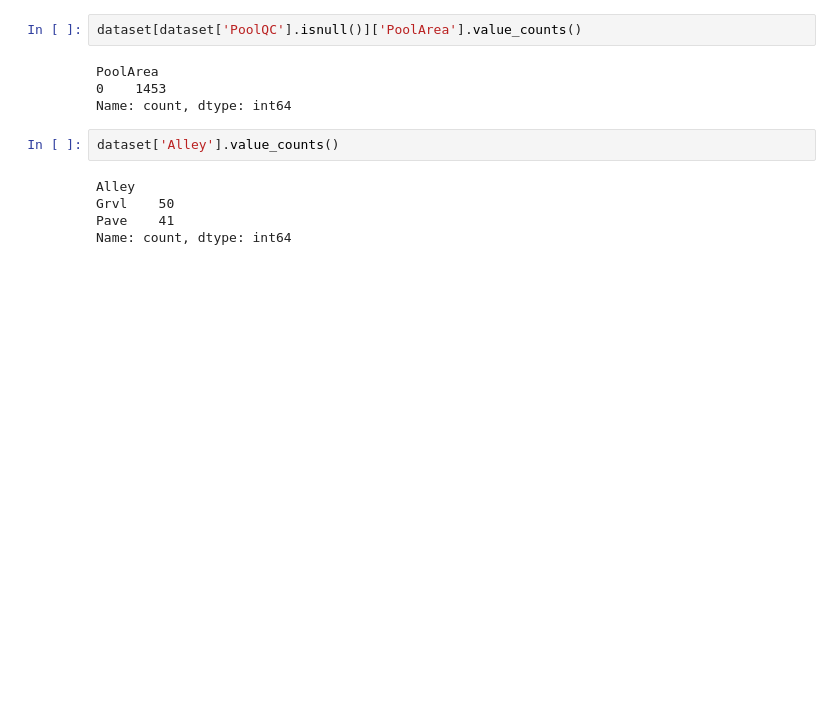
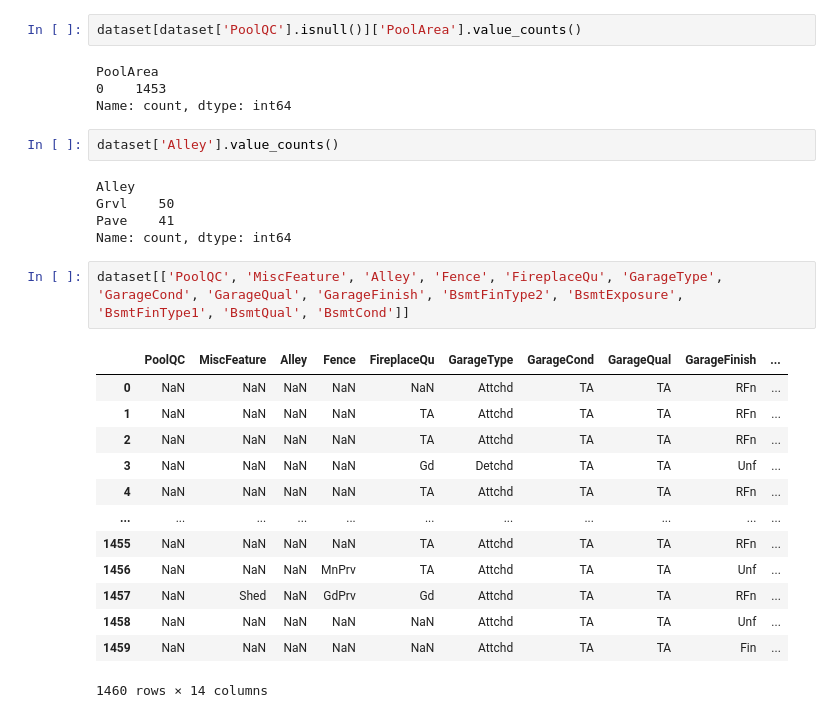
Before and after one commit to kogimurio/house_sales_prediction, a Jupyter notebook: saales_price_predictions.ipynb, the cells around one changed output. Drawn from its saved outputs; the diff is of its cells as text; blank space fills up the shorter version.

```diff
--- a/saales_price_predictions.ipynb
+++ b/saales_price_predictions.ipynb
@@ -203,3 +203,19 @@ Alley
 Grvl    50
 Pave    41
 Name: count, dtype: int64
+# %%
+dataset[['PoolQC', 'MiscFeature', 'Alley', 'Fence', 'FireplaceQu', 'GarageType', 'GarageCond', 'GarageQual', 'GarageFinish', 'BsmtFinType2', 'BsmtExposure', 'BsmtFinType1', 'BsmtQual', 'BsmtCond']]
+# %% [output]
+|  | PoolQC | MiscFeature | Alley | Fence | FireplaceQu | GarageType | GarageCond | GarageQual | GarageFinish | ... |
+| 0 | NaN | NaN | NaN | NaN | NaN | Attchd | TA | TA | RFn | ... |
+| 1 | NaN | NaN | NaN | NaN | TA | Attchd | TA | TA | RFn | ... |
+| 2 | NaN | NaN | NaN | NaN | TA | Attchd | TA | TA | RFn | ... |
+| 3 | NaN | NaN | NaN | NaN | Gd | Detchd | TA | TA | Unf | ... |
+| 4 | NaN | NaN | NaN | NaN | TA | Attchd | TA | TA | RFn | ... |
+| ... | ... | ... | ... | ... | ... | ... | ... | ... | ... | ... |
+| 1455 | NaN | NaN | NaN | NaN | TA | Attchd | TA | TA | RFn | ... |
+| 1456 | NaN | NaN | NaN | MnPrv | TA | Attchd | TA | TA | Unf | ... |
+| 1457 | NaN | Shed | NaN | GdPrv | Gd | Attchd | TA | TA | RFn | ... |
+| 1458 | NaN | NaN | NaN | NaN | NaN | Attchd | TA | TA | Unf | ... |
+| 1459 | NaN | NaN | NaN | NaN | NaN | Attchd | TA | TA | Fin | ... |
+1460 rows × 14 columns
```
Also changed, not shown: parts of 16 cells of this notebook.
